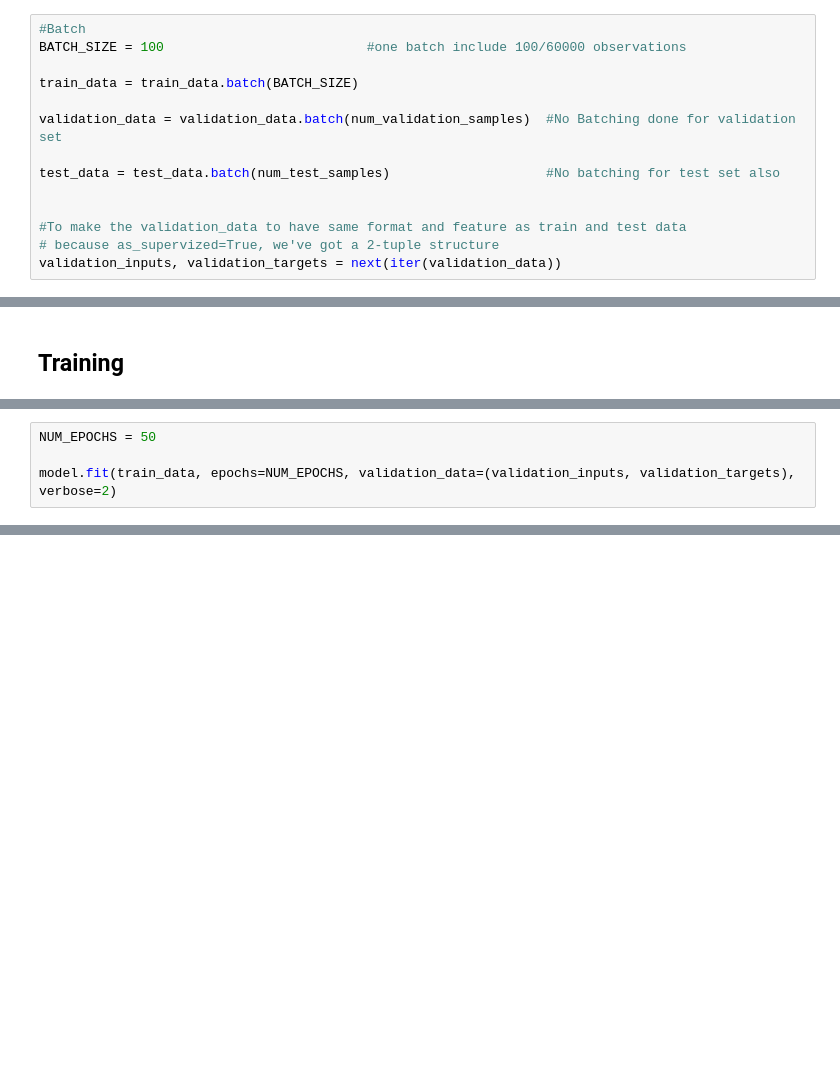
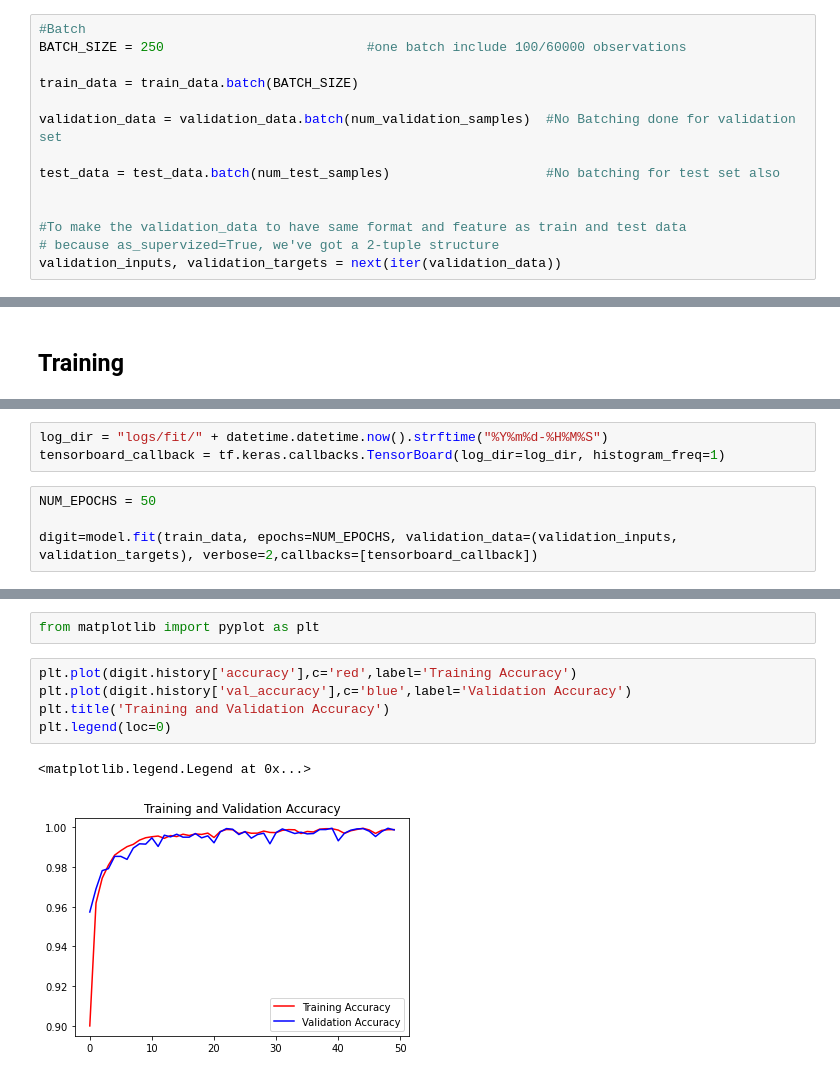
Before and after one commit to GAURAV2567/Data_Science_Bootcamp2020, a Jupyter notebook: Digit Recognizer/MNIST .ipynb, the cells around one changed output, grey strips where cells are left out. Cells and saved outputs as stored; diff of their text form; blank space fills up the shorter version.

```diff
--- a/Digit Recognizer/MNIST .ipynb
+++ b/Digit Recognizer/MNIST .ipynb
@@ -94,7 +94,7 @@ train_data=shuffled_train_and_validation_data.skip(num_validation_samples)    #S
                                                                               #num_validation_samples
 # %%
 #Batch
-BATCH_SIZE = 100                          #one batch include 100/60000 observations
+BATCH_SIZE = 250                          #one batch include 100/60000 observations
 
 train_data = train_data.batch(BATCH_SIZE)
 
@@ -140,6 +144,9 @@ model.compile(optimizer='adam', loss='sparse_categorical_crossentropy', metrics=
+# %%
+log_dir = "logs/fit/" + datetime.datetime.now().strftime("%Y%m%d-%H%M%S")
+tensorboard_callback = tf.keras.callbacks.TensorBoard(log_dir=log_dir, histogram_freq=1)
 # %%
 NUM_EPOCHS = 50
 
-model.fit(train_data, epochs=NUM_EPOCHS, validation_data=(validation_inputs, validation_targets), verbose=2)
+digit=model.fit(train_data, epochs=NUM_EPOCHS, validation_data=(validation_inputs, validation_targets), verbose=2,callbacks=[tensorboard_callback])
 # %% [output]
 Epoch 1/50
@@ -171,0 +215,10 @@ Test loss: 0.11. Test accuracy: 98.30%
+# %%
+from matplotlib import pyplot as plt
+# %%
+plt.plot(digit.history['accuracy'],c='red',label='Training Accuracy')
+plt.plot(digit.history['val_accuracy'],c='blue',label='Validation Accuracy')
+plt.title('Training and Validation Accuracy')
+plt.legend(loc=0)
+# %% [output]
+<matplotlib.legend.Legend at 0x...>
+[figure, added]
```
Also changed, not shown: parts of 9 cells of this notebook.
